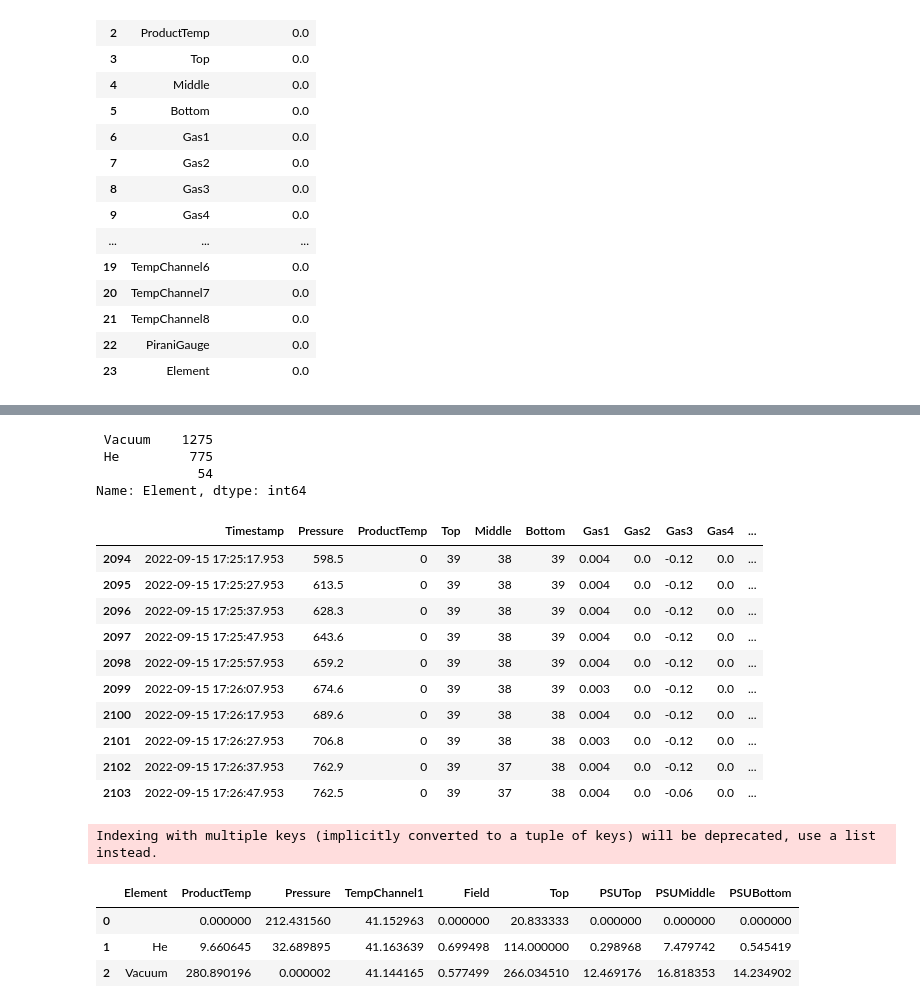
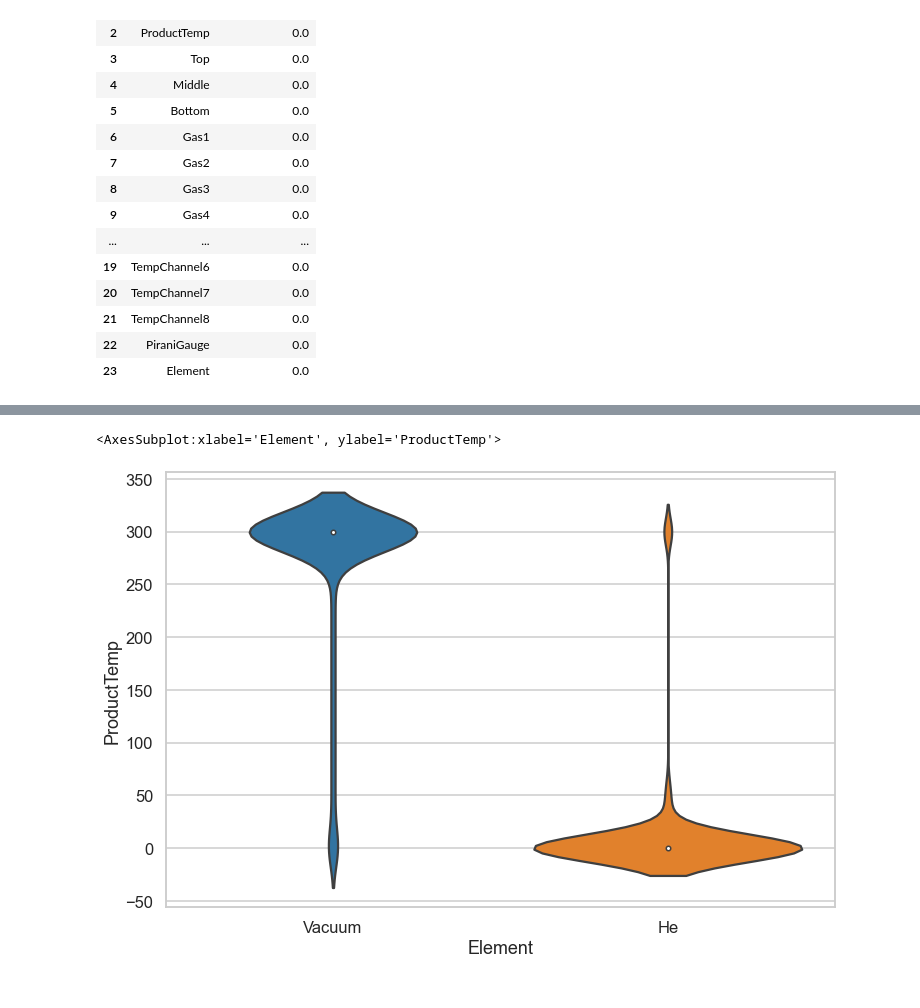
Before and after one commit to sreevathsadb/TEL-Exercise, a Jupyter notebook: EDA.ipynb, the cells around one changed output, grey strips where cells are left out. Cells and saved outputs as stored; diff of their text form; code cells hidden in the pictures.

Commit message:
Data Visulaization 1

```diff
--- a/EDA.ipynb
+++ b/EDA.ipynb
@@ -117,3 +115,8 @@ missing_value_df
 | 21 | TempChannel8 | 0.0 |
 | 22 | PiraniGauge | 0.0 |
 | 23 | Element | 0.0 |
+# %%
+df['Element'] = df['Element'].str.strip()
+print(df['Element'].value_counts())
+df=df.replace("","Vacuum")
+print(df['Element'].value_counts())
@@ -156,33 +172,14 @@ fig.show()
 # %%
 fig = px.line(df, x='Timestamp', y="Field")
 fig.show()
-# %%
-df['Element'].value_counts()
-# %% [output]
- Vacuum    1275
- He         775
-             54
-Name: Element, dtype: int64
-# %%
-df.tail(10)
-# %% [output]
-|  | Timestamp | Pressure | ProductTemp | Top | Middle | Bottom | Gas1 | Gas2 | Gas3 | Gas4 | ... |
-| 2094 | 2022-09-15 17:25:17.953 | 598.5 | 0 | 39 | 38 | 39 | 0.004 | 0.0 | -0.12 | 0.0 | ... |
-| 2095 | 2022-09-15 17:25:27.953 | 613.5 | 0 | 39 | 38 | 39 | 0.004 | 0.0 | -0.12 | 0.0 | ... |
-| 2096 | 2022-09-15 17:25:37.953 | 628.3 | 0 | 39 | 38 | 39 | 0.004 | 0.0 | -0.12 | 0.0 | ... |
-| 2097 | 2022-09-15 17:25:47.953 | 643.6 | 0 | 39 | 38 | 39 | 0.004 | 0.0 | -0.12 | 0.0 | ... |
-| 2098 | 2022-09-15 17:25:57.953 | 659.2 | 0 | 39 | 38 | 39 | 0.004 | 0.0 | -0.12 | 0.0 | ... |
-| 2099 | 2022-09-15 17:26:07.953 | 674.6 | 0 | 39 | 38 | 39 | 0.003 | 0.0 | -0.12 | 0.0 | ... |
-| 2100 | 2022-09-15 17:26:17.953 | 689.6 | 0 | 39 | 38 | 38 | 0.004 | 0.0 | -0.12 | 0.0 | ... |
-| 2101 | 2022-09-15 17:26:27.953 | 706.8 | 0 | 39 | 38 | 38 | 0.003 | 0.0 | -0.12 | 0.0 | ... |
-| 2102 | 2022-09-15 17:26:37.953 | 762.9 | 0 | 39 | 37 | 38 | 0.004 | 0.0 | -0.12 | 0.0 | ... |
-| 2103 | 2022-09-15 17:26:47.953 | 762.5 | 0 | 39 | 37 | 38 | 0.004 | 0.0 | -0.06 | 0.0 | ... |
-# %%
-avg_temp_element = df.groupby(['Element'])['ProductTemp','Pressure','TempChannel1','Field','Top','PSUTop','PSUMiddle','PSUBottom'].mean().reset_index()
-avg_temp_element
-# %% [output]
-Indexing with multiple keys (implicitly converted to a tuple of keys) will be deprecated, use a list instead.
-|  | Element | ProductTemp | Pressure | TempChannel1 | Field | Top | PSUTop | PSUMiddle | PSUBottom |
-| 0 |  | 0.000000 | 212.431560 | 41.152963 | 0.000000 | 20.833333 | 0.000000 | 0.000000 | 0.000000 |
-| 1 | He | 9.660645 | 32.689895 | 41.163639 | 0.699498 | 114.000000 | 0.298968 | 7.479742 | 0.545419 |
-| 2 | Vacuum | 280.890196 | 0.000002 | 41.144165 | 0.577499 | 266.034510 | 12.469176 | 16.818353 | 14.234902 |
+# %%
+
+# Set theme
+sns.set_style('whitegrid')
+
+# Violin plot
+plt.figure(figsize=(12,8)) # Set plot dimensions
+sns.violinplot(x='Element', y='ProductTemp', data=df)
+# %% [output]
+<AxesSubplot:xlabel='Element', ylabel='ProductTemp'>
+[figure, added]
```
Also changed, not shown: parts of 10 cells of this notebook.
